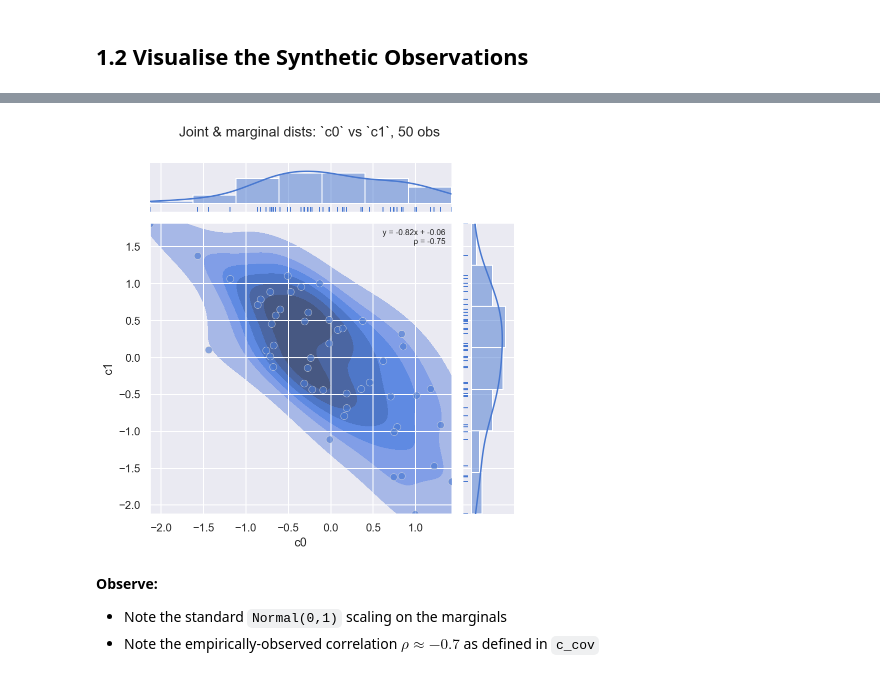
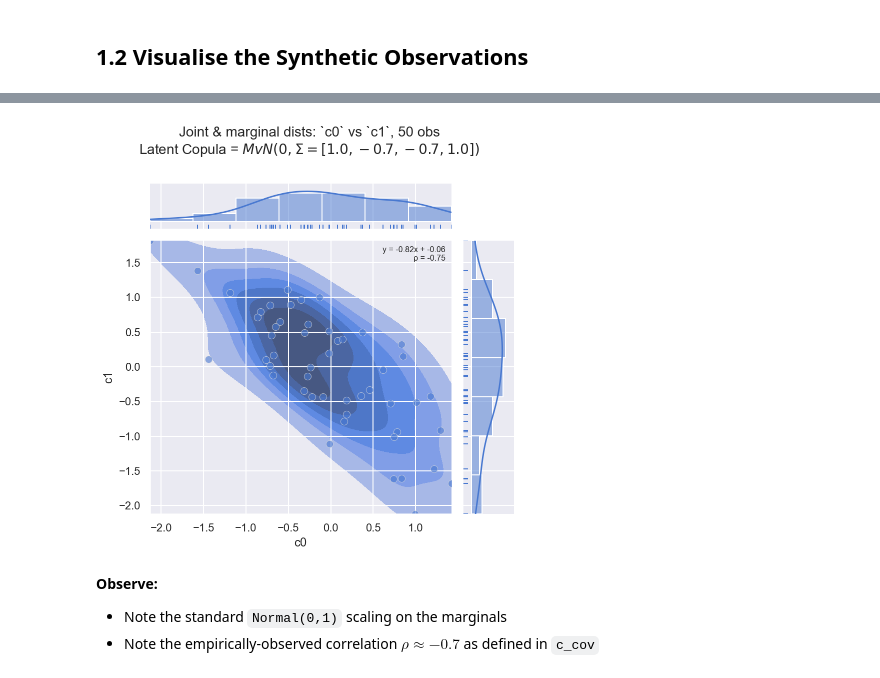
Before and after one commit to oreum-industries/oreum_copula, a Jupyter notebook: notebooks/000_Intro.ipynb, the cells around one changed output, grey strips where cells are left out. Cells and saved outputs as stored; diff of their text form; code cells hidden in the pictures.

```diff
--- a/notebooks/000_Intro.ipynb
+++ b/notebooks/000_Intro.ipynb
@@ -134,8 +297,8 @@ eda.describe(df_train, nobs=0, get_counts=False)
 # %%
 f = eda.plot_joint_numeric(data=df_train, ft0='c0', ft1='c1', kind='kde+scatter',
-            subtitle=f'Latent Copula = $MvN(0, \Sigma={cb.ref_vals["c_cov"].flatten().tolist()})$')
+            txtadd=f'Latent Copula = $MvN(0, \Sigma={cb.ref_vals["c_cov"].flatten().tolist()})$')
 # %% [output]
-[figure, old version]
+[figure, new version]
 # %% [markdown]
 **Observe:**
 
```
Also changed, not shown: parts of 79 cells of this notebook, 30 other files.
